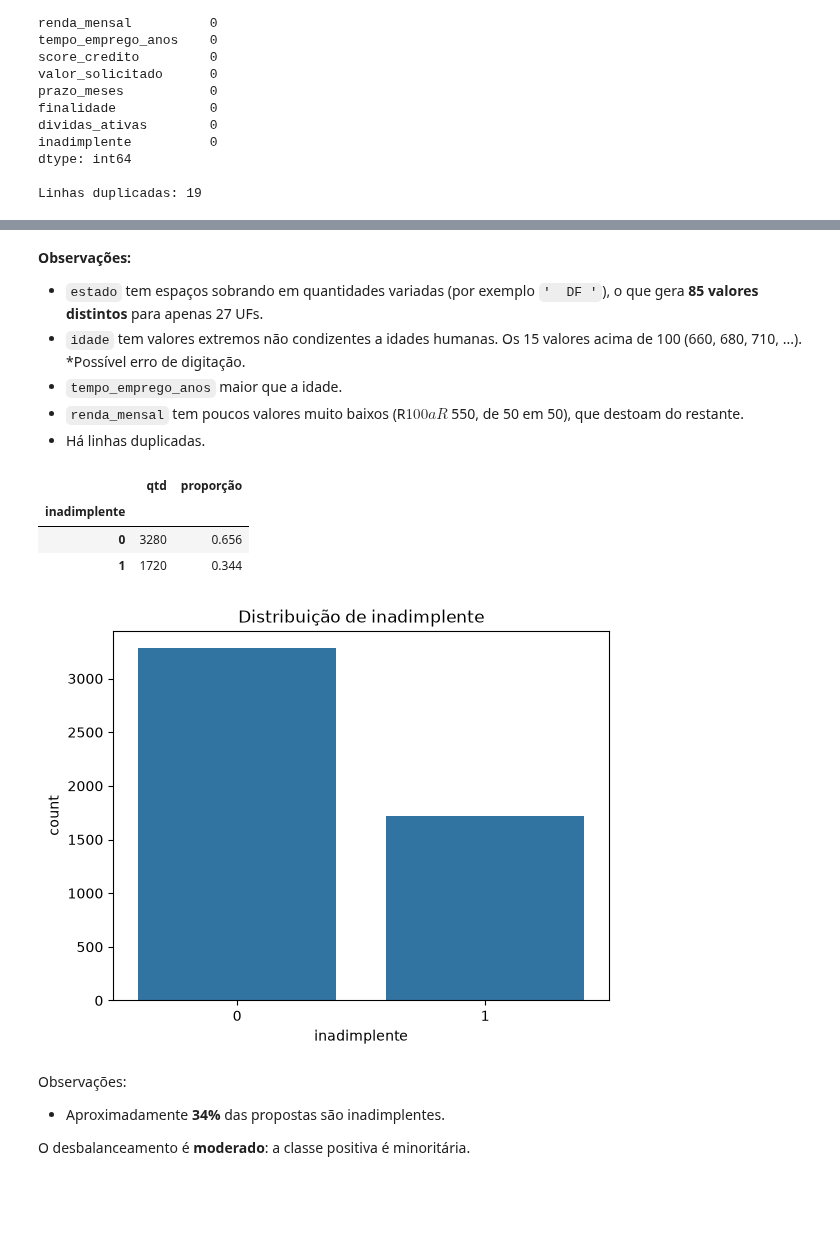
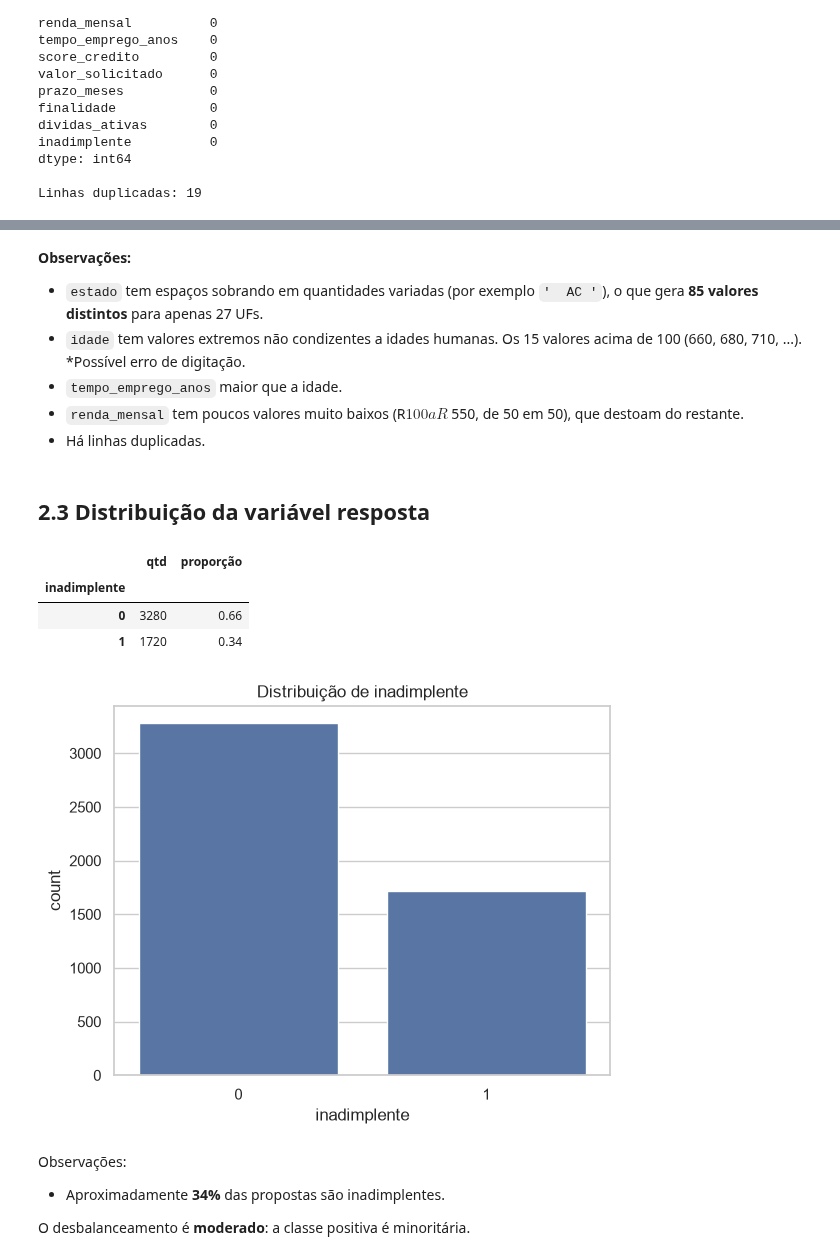
Before and after one commit to caioeserpa/CredAIR, a Jupyter notebook: notebooks/notebook.ipynb, the cells around one changed output, grey strips where cells are left out. Drawn from its saved outputs; the diff is of its cells as text; code cells hidden in the pictures; blank space fills up the shorter version.

```diff
--- a/notebooks/notebook.ipynb
+++ b/notebooks/notebook.ipynb
@@ -4,0 +54,14 @@
+# %%
+path_data = os.environ.get("PATH_DATA")
+if not path_data or not Path(path_data).exists():
+    for candidato in ["data/credito.csv", "credito.csv", "../data/credito.csv"]:
+        if Path(candidato).exists():
+            path_data = candidato
+            break
+
+assert path_data and Path(path_data).exists(), (
+    "Arquivo de dados não encontrado. Defina PATH_DATA no .env ou coloque o arquivo em data/credito.csv"
+)
+
+data = pd.read_csv(path_data)
+data.head()
@@ -168,23 +513,25 @@ tempo_emprego > idade: 8 linhas
 renda < 600: [100.0, 150.0, 200.0, 250.0, 300.0, 350.0, 400.0, 450.0, 500.0, 550.0]
 # %% [markdown]
 **Observações:**
-- `estado` tem espaços sobrando em quantidades variadas (por exemplo `'  DF '`), o que gera **85 valores distintos** para apenas 27 UFs.
+- `estado` tem espaços sobrando em quantidades variadas (por exemplo `'  AC '`), o que gera **85 valores distintos** para apenas 27 UFs.
 - `idade` tem valores extremos não condizentes a idades humanas. Os 15 valores acima de 100 (660, 680, 710, ...). *Possível erro de digitação.
 - `tempo_emprego_anos` maior que a idade.
 - `renda_mensal` tem poucos valores muito baixos (R$ 100 a R$ 550, de 50 em 50), que destoam do restante.
 - Há linhas duplicadas.
+# %% [markdown]
+## 2.3 Distribuição da variável resposta
 # %%
 cont = data["inadimplente"].value_counts()
 prop = data["inadimplente"].value_counts(normalize=True).round(3)
-display(pd.DataFrame({"qtd": cont, "proporção": prop}))
+display(pd.DataFrame({"qtd": cont, "proporção": round(prop, 2)}))
 ax = sns.countplot(x="inadimplente", data=data); ax.set_title("Distribuição de inadimplente")
 plt.show()
 # %% [output]
 |  | qtd | proporção |
 | inadimplente |  |  |
-| 0 | 3280 | 0.656 |
-| 1 | 1720 | 0.344 |
+| 0 | 3280 | 0.66 |
+| 1 | 1720 | 0.34 |
-[figure, old version]
+[figure, new version]
 # %% [markdown]
 Observações:
 
```
Also changed, not shown: parts of 71 cells of this notebook.
